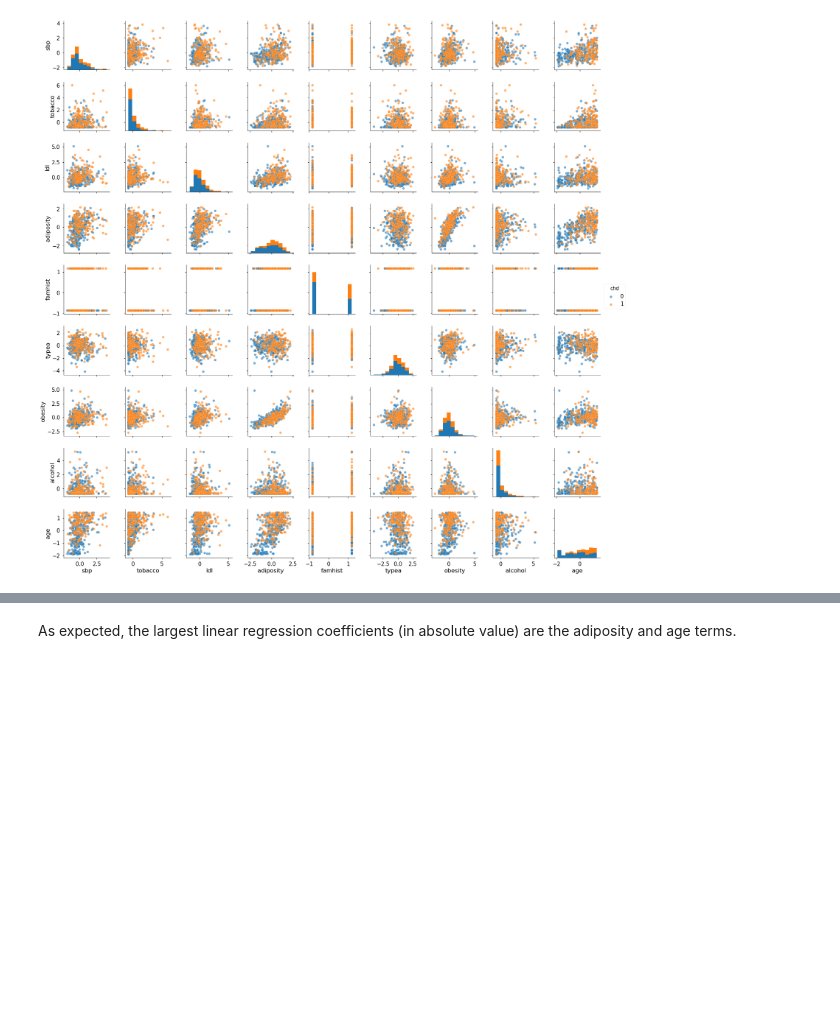
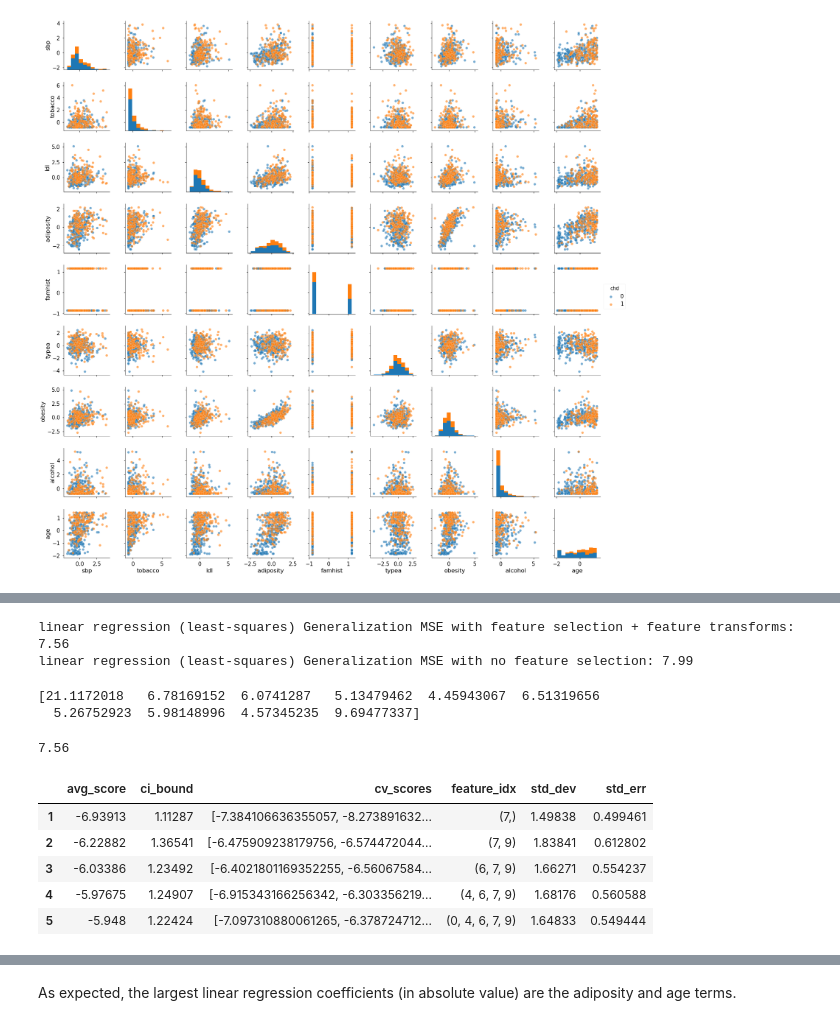
Before and after one commit to benbenasque/machine_learning_tutorials, a Jupyter notebook: machine_learning_exercise.ipynb, the cells around one changed output, grey strips where cells are left out. Cells and saved outputs as stored; diff of their text form; code cells hidden in the pictures; blank space fills up the shorter version.

```diff
--- a/machine_learning_exercise.ipynb
+++ b/machine_learning_exercise.ipynb
@@ -625,0 +797,76 @@ X_lr_model.head()
+# %%
+sfs = SFS(estimator=LinearRegression(),
+          k_features='best',
+          forward=True,
+          floating=False,
+          scoring='neg_mean_squared_error',
+          cv=cv_inner_reg)
+
+steps_lreg_fs =   [('extra_terms', ExtraFeaturesTransform(power_dict=poly_terms)),
+                   ('scale', StandardScaler()),
+                   ('sfs', sfs),
+                   ('lreg', LinearRegression())]
+
+steps_lreg_nofs =   [('extra_terms', ExtraFeaturesTransform(power_dict=None)),
+                     ('scale', StandardScaler()),
+                     ('sfs', sfs),
+                     ('lreg', LinearRegression())]
+
+pipe_lreg_fs = Pipeline(steps=steps_lreg_fs)
+pipe_lreg_nofs = Pipeline(steps=steps_lreg_nofs)
+
+nestcv_lreg_fs = cross_val_score(pipe_lreg_fs, X_reg, y_reg, scoring='neg_mean_squared_error', cv=cv_outer_reg)
+nestcv_lreg_nofs = cross_val_score(pipe_lreg_nofs, X_reg, y_reg, scoring='neg_mean_squared_error', cv=cv_outer_reg)
+
+print('linear regression (least-squares) Generalization MSE with feature selection + feature transforms: {}'.format(np.round(-nestcv_lreg_fs.mean(), 3)))
+print('linear regression (least-squares) Generalization MSE with no feature selection: {}'.format(np.round(-nestcv_lreg_nofs.mean(), 3)))
+# %% [output]
+linear regression (least-squares) Generalization MSE with feature selection + feature transforms: 7.56
+linear regression (least-squares) Generalization MSE with no feature selection: 7.99
+# %%
+cv_fold_selected_features, residuals, mse_list, inner_loop_res = [], [], [], []
+
+for index_train, index_test in cv_outer_reg.split(X_reg):
+
+    residuals_df = pd.DataFrame()
+    cv_fold_str = 'CVfold{}'.format(k)
+
+    X_train, y_train = X_reg.iloc[index_train], y_reg.iloc[index_train]
+    X_test, y_test = X_reg.iloc[index_test], y_reg.iloc[index_test]
+
+    pipe_fs = Pipeline(steps=steps_lreg_fs)
+    pipe_fs.fit(X_train, y_train)
+
+    y_est = pipe_fs.predict(X_test)
+
+    # Computing again mse (just to check)
+    mse_list.append(mse(y_test, y_est))
+
+    # Storing residuals
+    residuals_df = X_test
+    residuals_df['residuals'] = list(y_est - y_test)
+    residuals.append(residuals_df.reset_index(drop=True))
+
+     # Storing selected features in each outer cvfold
+    feature_names = pd.Series(list(pipe_fs.named_steps.extra_terms.feature_cols_))
+    cv_fold_selected_features.append(tuple(list(feature_names[list(pipe_fs.named_steps.sfs.k_feature_idx_)])))
+
+    # storing inner loop results for convenience
+    inner_loop_res.append(pd.DataFrame.from_dict(pipe_fs.named_steps.sfs.get_metric_dict()).T)
+
+mse_array = np.array(mse_list)
+print(mse_array)
+np.round(mse_array.mean(), 3)
+# %% [output]
+[21.1172018   6.78169152  6.0741287   5.13479462  4.45943067  6.51319656
+  5.26752923  5.98148996  4.57345235  9.69477337]
+7.56
+# %%
+inner_loop_res[0].head()
+# %% [output]
+|  | avg_score | ci_bound | cv_scores | feature_idx | std_dev | std_err |
+| 1 | -6.93913 | 1.11287 | [-7.384106636355057, -8.273891632... | (7,) | 1.49838 | 0.499461 |
+| 2 | -6.22882 | 1.36541 | [-6.475909238179756, -6.574472044... | (7, 9) | 1.83841 | 0.612802 |
+| 3 | -6.03386 | 1.23492 | [-6.4021801169352255, -6.56067584... | (6, 7, 9) | 1.66271 | 0.554237 |
+| 4 | -5.97675 | 1.24907 | [-6.915343166256342, -6.303356219... | (4, 6, 7, 9) | 1.68176 | 0.560588 |
+| 5 | -5.948 | 1.22424 | [-7.097310880061265, -6.378724712... | (0, 4, 6, 7, 9) | 1.64833 | 0.549444 |
```
Also changed, not shown: parts of 87 cells of this notebook.
